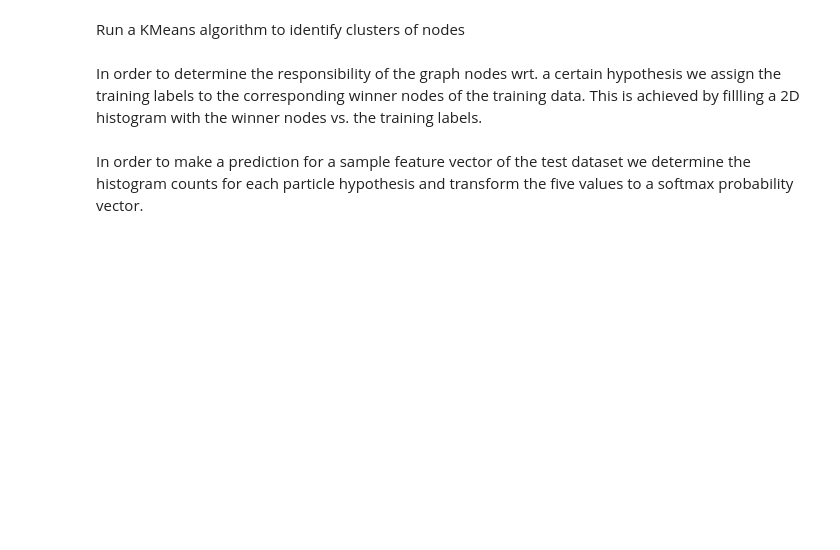
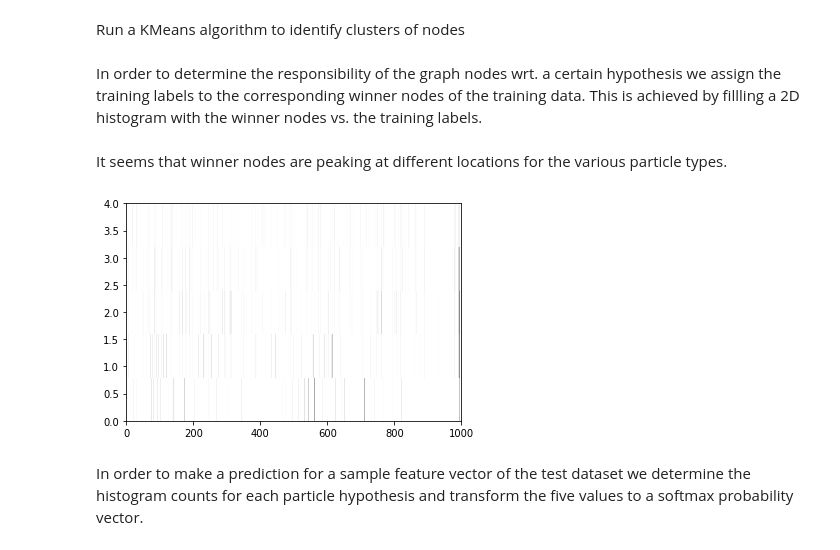
Before and after one commit to marcelkunze/notebooks-ipa, a Jupyter notebook: pidu.ipynb, the cells around one changed output. Saved outputs shown, nothing was run; the diff lists cells and outputs as text; code cells hidden in the pictures; blank space fills up the shorter version.

Commit message:
dill

```diff
--- a/pidu.ipynb
+++ b/pidu.ipynb
@@ -198,5 +194,13 @@ for epoch in range(50):
+# %%
+import dill
+with open('gng.dill', 'wb') as f:
+    dill.dump(model, f)
 # %% [markdown]
 ## Analyze the GNG Network
 We identify the clusters in the network that represent the particle types.
+# %%
+import dill
+with open('gng.dill', 'rb') as f:
+    model = dill.load(f)
 # %%
 len(model.graph.nodes)
@@ -243,9 +251,13 @@ for sample in train:
     winners = np.append(winners, winner_node(model.graph,sample))
 
 histogram, xedges, yedges = np.histogram2d(winners,train_labels,bins=(len(model.graph.nodes),5))
+# %% [markdown]
+It seems that winner nodes are peaking at different locations for the various particle types.
 # %%
-plt.hist2d(winners,train_labels,bins=(100,5),cmap=plt.cm.jet)
+plt.hist2d(winners,train_labels,bins=(len(model.graph.nodes),5),cmap='Greys')
 plt.show()
+# %% [output]
+[figure, added]
 # %% [markdown]
 In order to make a prediction for a sample feature vector of the test dataset we determine the histogram counts for each particle hypothesis and transform the five values to a softmax probability vector.
 # %%
```
Also changed, not shown: parts of 16 cells of this notebook.
